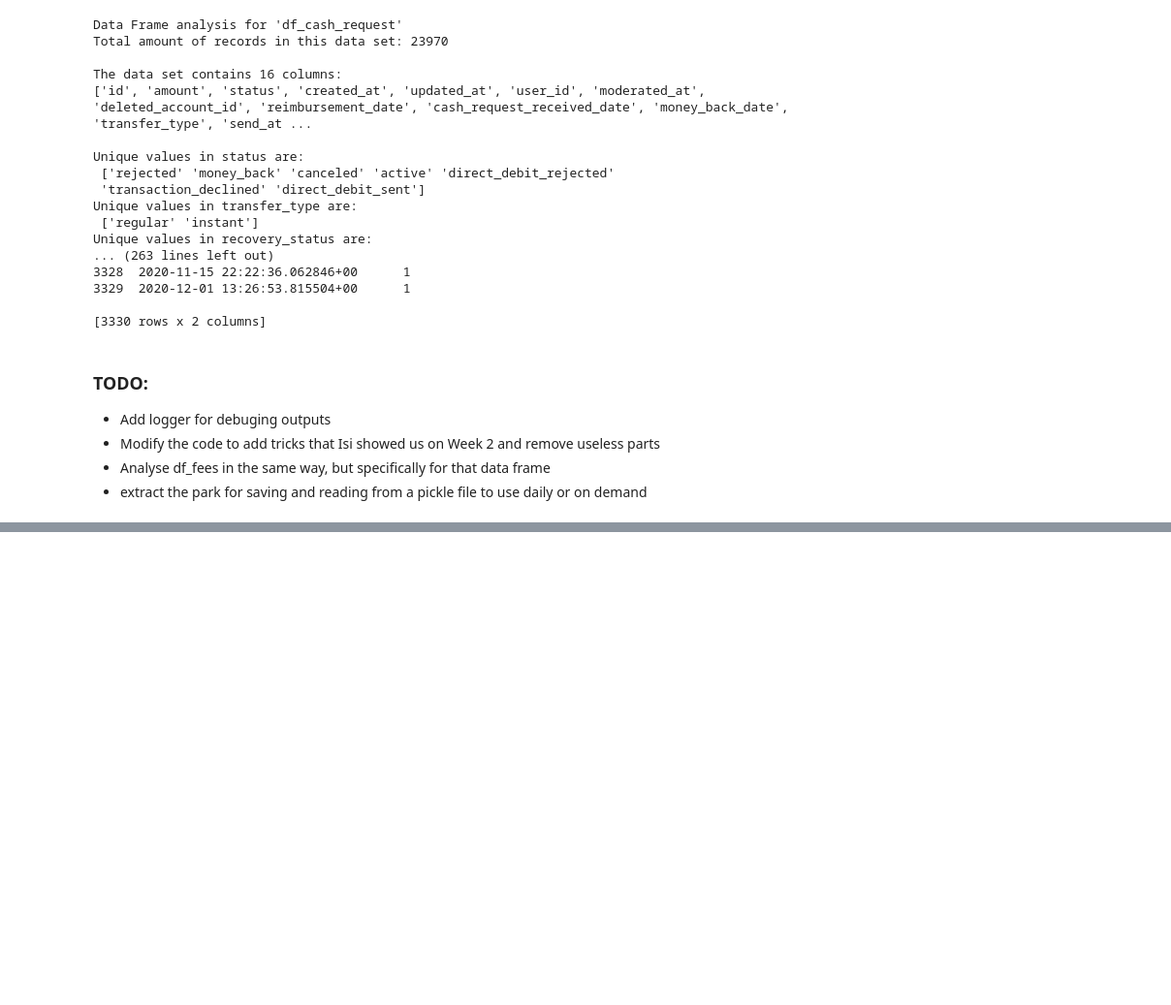
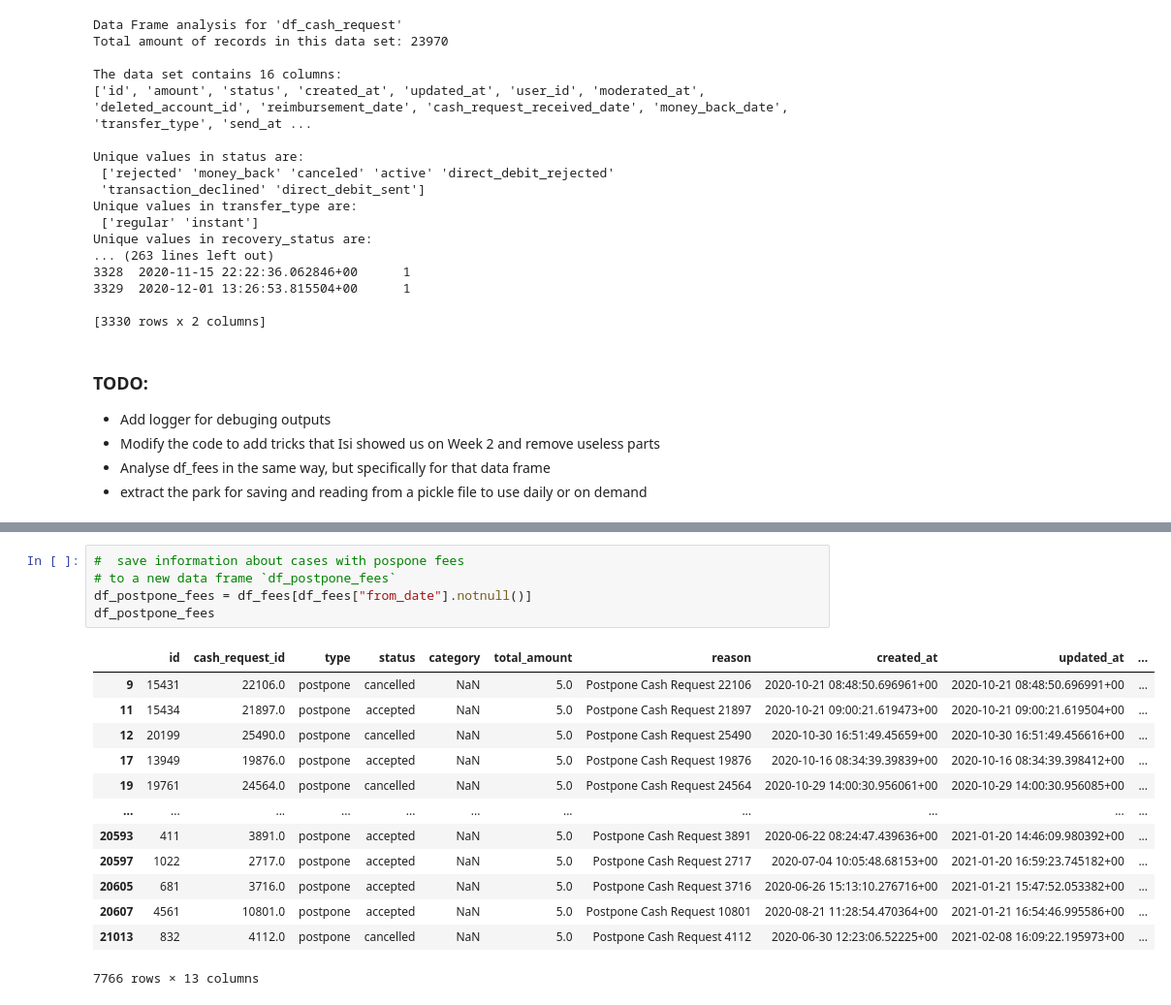
Before and after one commit to martaverfer/project-1-ironhack-payments-2-en, a Jupyter notebook: jupyter_notebooks/Fani.ipynb, the cells around one changed output, grey strips where cells are left out. Shown: that part at 97% size. Cells and saved outputs as stored; diff of their text form; blank space fills up the shorter version.

Commit message:
Data cleanup is completed

```diff
--- a/jupyter_notebooks/Fani.ipynb
+++ b/jupyter_notebooks/Fani.ipynb
@@ -177,0 +378,19 @@ Unique values in recovery_status are:
+# %%
+#  save information about cases with pospone fees
+# to a new data frame `df_postpone_fees`
+df_postpone_fees = df_fees[df_fees["from_date"].notnull()]
+df_postpone_fees
+# %% [output]
+|  | id | cash_request_id | type | status | category | total_amount | reason | created_at | updated_at | ... |
+| 9 | 15431 | 22106.0 | postpone | cancelled | NaN | 5.0 | Postpone Cash Request 22106 | 2020-10-21 08:48:50.696961+00 | 2020-10-21 08:48:50.696991+00 | ... |
+| 11 | 15434 | 21897.0 | postpone | accepted | NaN | 5.0 | Postpone Cash Request 21897 | 2020-10-21 09:00:21.619473+00 | 2020-10-21 09:00:21.619504+00 | ... |
+| 12 | 20199 | 25490.0 | postpone | cancelled | NaN | 5.0 | Postpone Cash Request 25490 | 2020-10-30 16:51:49.45659+00 | 2020-10-30 16:51:49.456616+00 | ... |
+| 17 | 13949 | 19876.0 | postpone | accepted | NaN | 5.0 | Postpone Cash Request 19876 | 2020-10-16 08:34:39.39839+00 | 2020-10-16 08:34:39.398412+00 | ... |
+| 19 | 19761 | 24564.0 | postpone | cancelled | NaN | 5.0 | Postpone Cash Request 24564 | 2020-10-29 14:00:30.956061+00 | 2020-10-29 14:00:30.956085+00 | ... |
+| ... | ... | ... | ... | ... | ... | ... | ... | ... | ... | ... |
+| 20593 | 411 | 3891.0 | postpone | accepted | NaN | 5.0 | Postpone Cash Request 3891 | 2020-06-22 08:24:47.439636+00 | 2021-01-20 14:46:09.980392+00 | ... |
+| 20597 | 1022 | 2717.0 | postpone | accepted | NaN | 5.0 | Postpone Cash Request 2717 | 2020-07-04 10:05:48.68153+00 | 2021-01-20 16:59:23.745182+00 | ... |
+| 20605 | 681 | 3716.0 | postpone | accepted | NaN | 5.0 | Postpone Cash Request 3716 | 2020-06-26 15:13:10.276716+00 | 2021-01-21 15:47:52.053382+00 | ... |
+| 20607 | 4561 | 10801.0 | postpone | accepted | NaN | 5.0 | Postpone Cash Request 10801 | 2020-08-21 11:28:54.470364+00 | 2021-01-21 16:54:46.995586+00 | ... |
+| 21013 | 832 | 4112.0 | postpone | cancelled | NaN | 5.0 | Postpone Cash Request 4112 | 2020-06-30 12:23:06.52225+00 | 2021-02-08 16:09:22.195973+00 | ... |
+7766 rows × 13 columns
```
Also changed, not shown: parts of 19 cells of this notebook, 2 other files.
